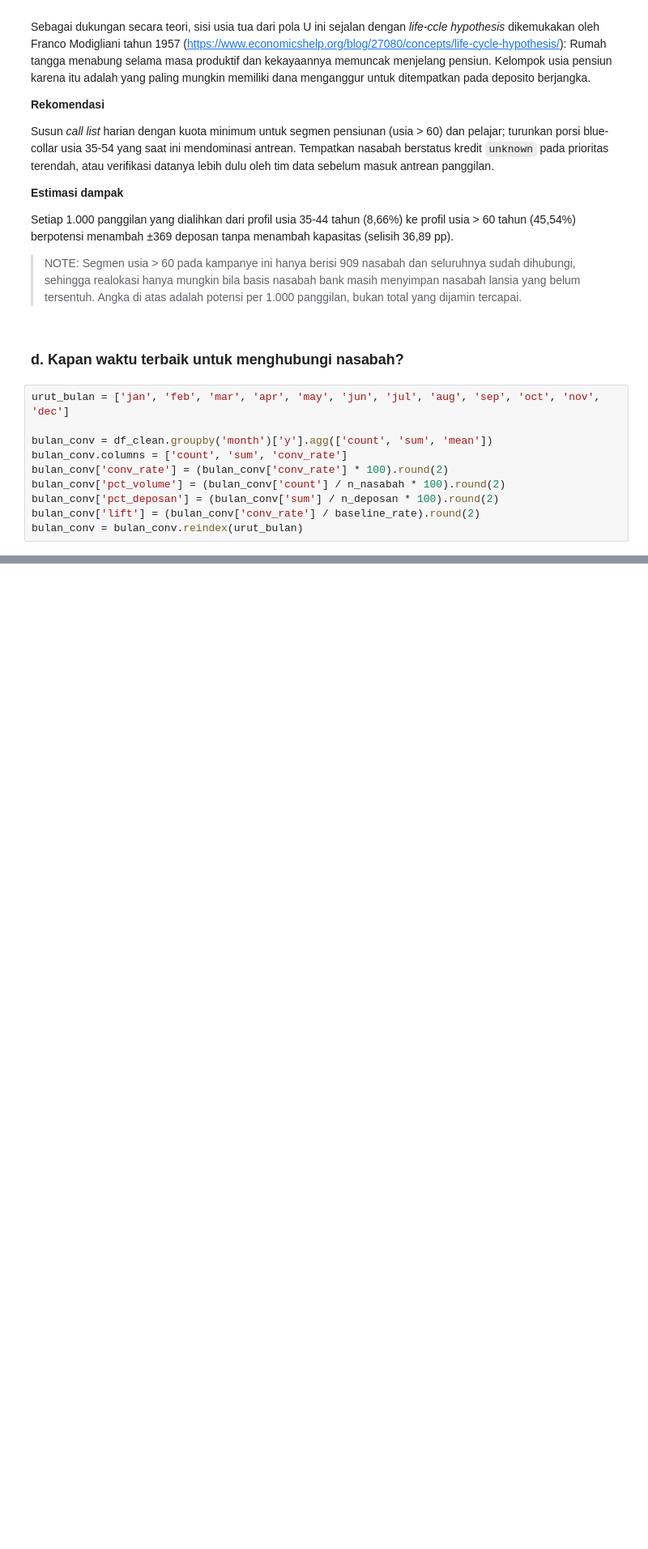
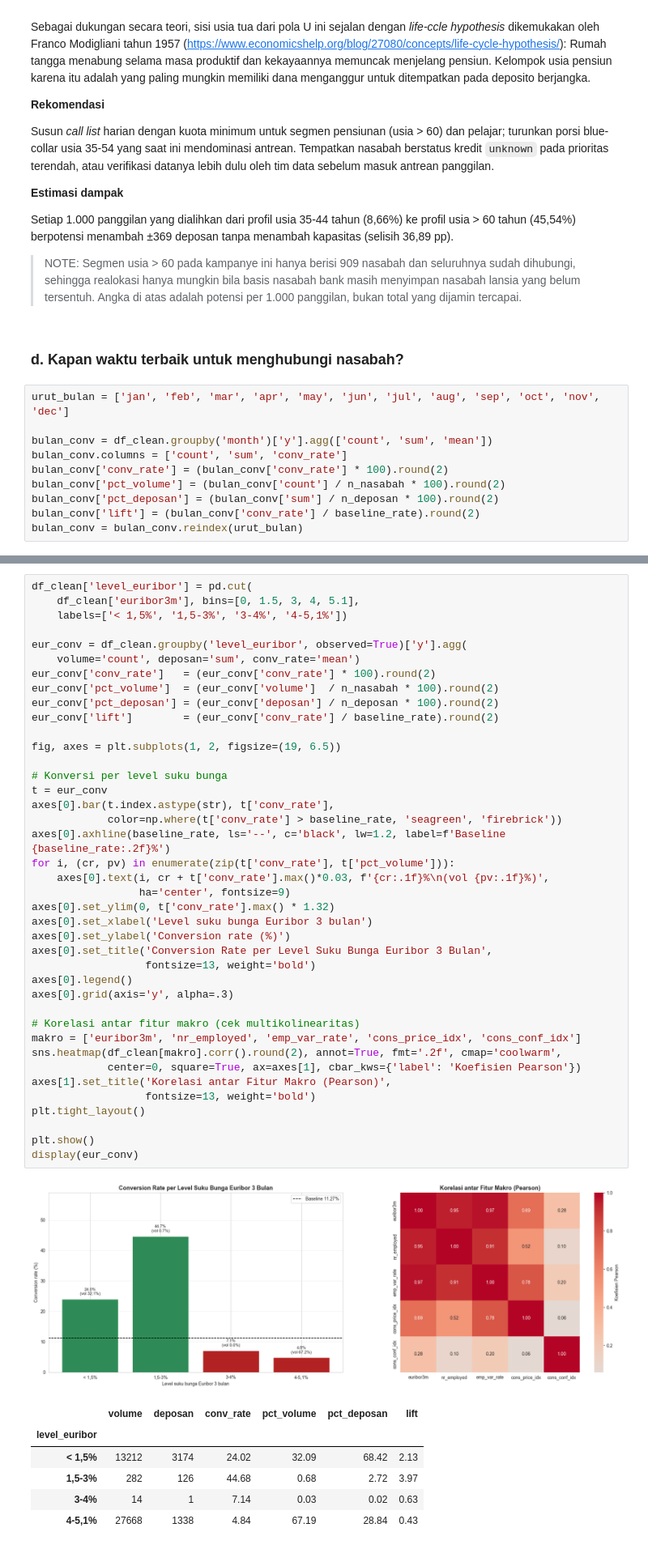
Before and after one commit to mdevx3/Final-Project-Purwadhika, a Jupyter notebook: Final_Project_Purwadhika.ipynb, the cells around one changed output, grey strips where cells are left out. Shown at 81% size. Saved outputs shown, nothing was run; the diff lists cells and outputs as text; blank space fills up the shorter version.

```diff
--- a/Final_Project_Purwadhika.ipynb
+++ b/Final_Project_Purwadhika.ipynb
@@ -1146,0 +1262,48 @@ t = bulan_conv
+# %%
+df_clean['level_euribor'] = pd.cut(
+    df_clean['euribor3m'], bins=[0, 1.5, 3, 4, 5.1],
+    labels=['< 1,5%', '1,5-3%', '3-4%', '4-5,1%'])
+
+eur_conv = df_clean.groupby('level_euribor', observed=True)['y'].agg(
+    volume='count', deposan='sum', conv_rate='mean')
+eur_conv['conv_rate']   = (eur_conv['conv_rate'] * 100).round(2)
+eur_conv['pct_volume']  = (eur_conv['volume']  / n_nasabah * 100).round(2)
+eur_conv['pct_deposan'] = (eur_conv['deposan'] / n_deposan * 100).round(2)
+eur_conv['lift']        = (eur_conv['conv_rate'] / baseline_rate).round(2)
+
+fig, axes = plt.subplots(1, 2, figsize=(19, 6.5))
+
+# Konversi per level suku bunga
+t = eur_conv
+axes[0].bar(t.index.astype(str), t['conv_rate'],
+            color=np.where(t['conv_rate'] > baseline_rate, 'seagreen', 'firebrick'))
+axes[0].axhline(baseline_rate, ls='--', c='black', lw=1.2, label=f'Baseline {baseline_rate:.2f}%')
+for i, (cr, pv) in enumerate(zip(t['conv_rate'], t['pct_volume'])):
+    axes[0].text(i, cr + t['conv_rate'].max()*0.03, f'{cr:.1f}%\n(vol {pv:.1f}%)',
+                 ha='center', fontsize=9)
+axes[0].set_ylim(0, t['conv_rate'].max() * 1.32)
+axes[0].set_xlabel('Level suku bunga Euribor 3 bulan')
+axes[0].set_ylabel('Conversion rate (%)')
+axes[0].set_title('Conversion Rate per Level Suku Bunga Euribor 3 Bulan',
+                  fontsize=13, weight='bold')
+axes[0].legend()
+axes[0].grid(axis='y', alpha=.3)
+
+# Korelasi antar fitur makro (cek multikolinearitas)
+makro = ['euribor3m', 'nr_employed', 'emp_var_rate', 'cons_price_idx', 'cons_conf_idx']
+sns.heatmap(df_clean[makro].corr().round(2), annot=True, fmt='.2f', cmap='coolwarm',
+            center=0, square=True, ax=axes[1], cbar_kws={'label': 'Koefisien Pearson'})
+axes[1].set_title('Korelasi antar Fitur Makro (Pearson)',
+                  fontsize=13, weight='bold')
+plt.tight_layout()
+
+plt.show()
+display(eur_conv)
+# %% [output]
+[figure, added]
+|  | volume | deposan | conv_rate | pct_volume | pct_deposan | lift |
+| level_euribor |  |  |  |  |  |  |
+| < 1,5% | 13212 | 3174 | 24.02 | 32.09 | 68.42 | 2.13 |
+| 1,5-3% | 282 | 126 | 44.68 | 0.68 | 2.72 | 3.97 |
+| 3-4% | 14 | 1 | 7.14 | 0.03 | 0.02 | 0.63 |
+| 4-5,1% | 27668 | 1338 | 4.84 | 67.19 | 28.84 | 0.43 |
```
Also changed, not shown: parts of 36 cells of this notebook.
